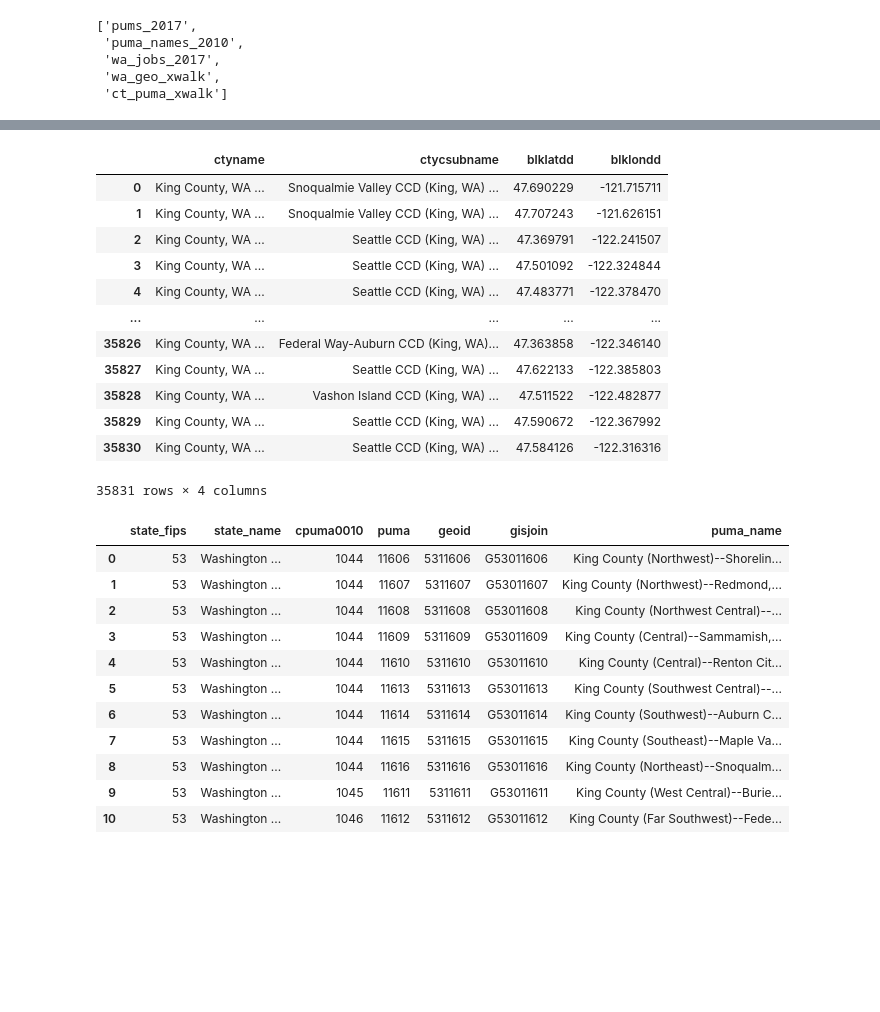
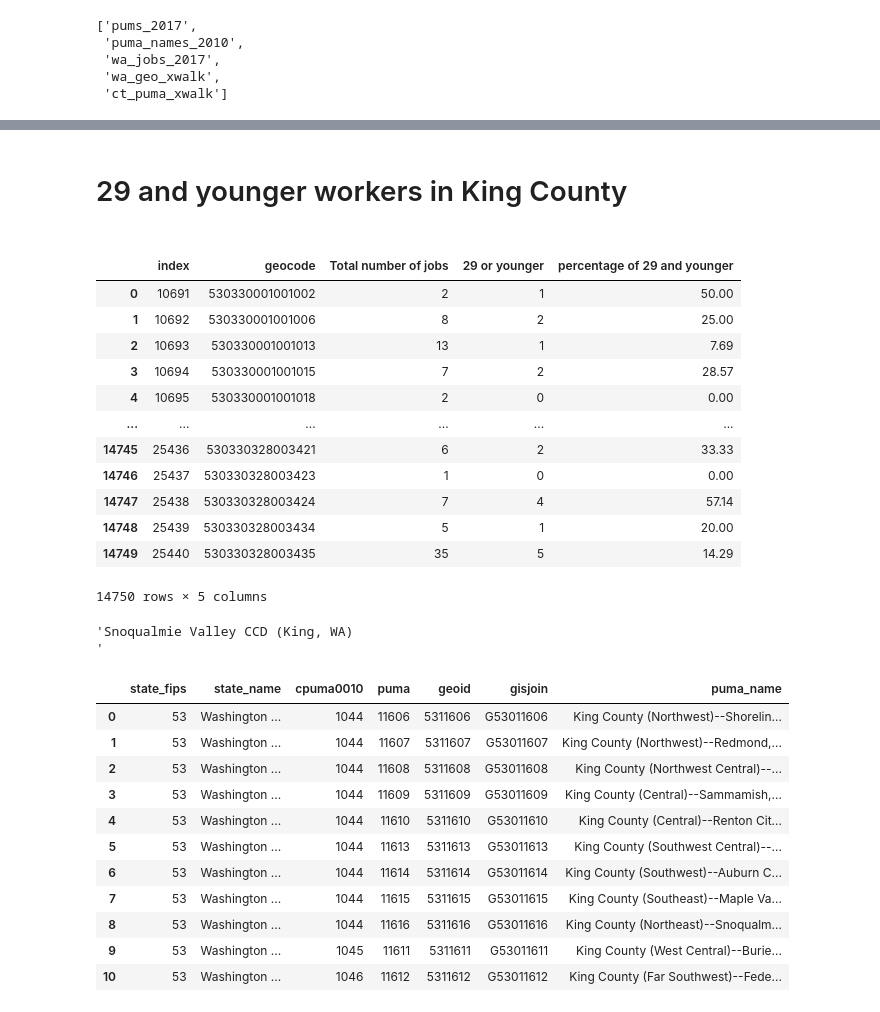
Before and after one commit to ghPRao/Opportunity-Youth, a Jupyter notebook: Sindhu.ipynb, the cells around one changed output, grey strips where cells are left out. Saved outputs shown, nothing was run; the diff lists cells and outputs as text; code cells hidden in the pictures; blank space fills up the shorter version.

Commit message:
29 and younger employed in King County

```diff
--- a/Sindhu.ipynb
+++ b/Sindhu.ipynb
@@ -99,3 +136,37 @@ dtype: float64
+# %% [markdown]
+<h1>29 and younger workers in King County<h1>
+# %%
+# w_geocode Char15 Workplace Census Block Code
+# C000 total number of jobs
+# CA01 Num Number of jobs for workers age 29 or younger
+
+# Filter for geocode in King County
+# Can't figure out how to find just SOUTH King County
+
+wa_jobs_2017_29_and_younger_df = pd.read_sql("""
+SELECT w_geocode, C000, CA01
+FROM wa_jobs_2017;
+""", conn)
+
+wa_jobs_2017_29_and_younger_df.columns = ["geocode","Total number of jobs", "29 or younger"]
+wa_jobs_2017_29_and_younger_df['percentage of 29 and younger'] = round(wa_jobs_2017_29_and_younger_df['29 or younger']/wa_jobs_2017_29_and_younger_df['Total number of jobs'], 4)*100
+
+wa_jobs_2017_29_and_younger_in_king_df = wa_jobs_2017_29_and_younger_df[wa_jobs_2017_29_and_younger_df["geocode"].str.startswith('53033')].reset_index()
+wa_jobs_2017_29_and_younger_in_king_df
+# %% [output]
+|  | index | geocode | Total number of jobs | 29 or younger | percentage of 29 and younger |
+| 0 | 10691 | 530330001001002 | 2 | 1 | 50.00 |
+| 1 | 10692 | 530330001001006 | 8 | 2 | 25.00 |
+| 2 | 10693 | 530330001001013 | 13 | 1 | 7.69 |
+| 3 | 10694 | 530330001001015 | 7 | 2 | 28.57 |
+| 4 | 10695 | 530330001001018 | 2 | 0 | 0.00 |
+| ... | ... | ... | ... | ... | ... |
+| 14745 | 25436 | 530330328003421 | 6 | 2 | 33.33 |
+| 14746 | 25437 | 530330328003423 | 1 | 0 | 0.00 |
+| 14747 | 25438 | 530330328003424 | 7 | 4 | 57.14 |
+| 14748 | 25439 | 530330328003434 | 5 | 1 | 20.00 |
+| 14749 | 25440 | 530330328003435 | 35 | 5 | 14.29 |
+14750 rows × 5 columns
 # %%
 #wa_geo_xwalk
 # tabblk2010 Char15 2010 Census Tabulation Block Code
@@ -116,25 +187,13 @@ dtype: float64
 # createdate Char8 Date on which data was created, formatted as YYYYMMDD
 
 wa_geo_xwalk_df = pd.read_sql("""
-SELECT ctyname, ctycsubname, blklatdd, blklondd
+SELECT *
 FROM wa_geo_xwalk
-WHERE ctyname LIKE 'King County%';
+WHERE ctyname LIKE 'King County, WA%';
 """, conn)
-wa_geo_xwalk_df
+wa_geo_xwalk_df['ctycsubname'][0]
 # %% [output]
-|  | ctyname | ctycsubname | blklatdd | blklondd |
-| 0 | King County, WA ... | Snoqualmie Valley CCD (King, WA) ... | 47.690229 | -121.715711 |
-| 1 | King County, WA ... | Snoqualmie Valley CCD (King, WA) ... | 47.707243 | -121.626151 |
-| 2 | King County, WA ... | Seattle CCD (King, WA) ... | 47.369791 | -122.241507 |
-| 3 | King County, WA ... | Seattle CCD (King, WA) ... | 47.501092 | -122.324844 |
-| 4 | King County, WA ... | Seattle CCD (King, WA) ... | 47.483771 | -122.378470 |
-| ... | ... | ... | ... | ... |
-| 35826 | King County, WA ... | Federal Way-Auburn CCD (King, WA)... | 47.363858 | -122.346140 |
-| 35827 | King County, WA ... | Seattle CCD (King, WA) ... | 47.622133 | -122.385803 |
-| 35828 | King County, WA ... | Vashon Island CCD (King, WA) ... | 47.511522 | -122.482877 |
-| 35829 | King County, WA ... | Seattle CCD (King, WA) ... | 47.590672 | -122.367992 |
-| 35830 | King County, WA ... | Seattle CCD (King, WA) ... | 47.584126 | -122.316316 |
-35831 rows × 4 columns
+'Snoqualmie Valley CCD (King, WA)                                                                    '
 # %%
 pd.read_sql("""SELECT * FROM puma_names_2010 WHERE state_name LIKE 'Washington%' AND puma_name LIKE 'King County%';""", conn)
 # %% [output]
```
Also changed, not shown: parts of 2 cells of this notebook.
